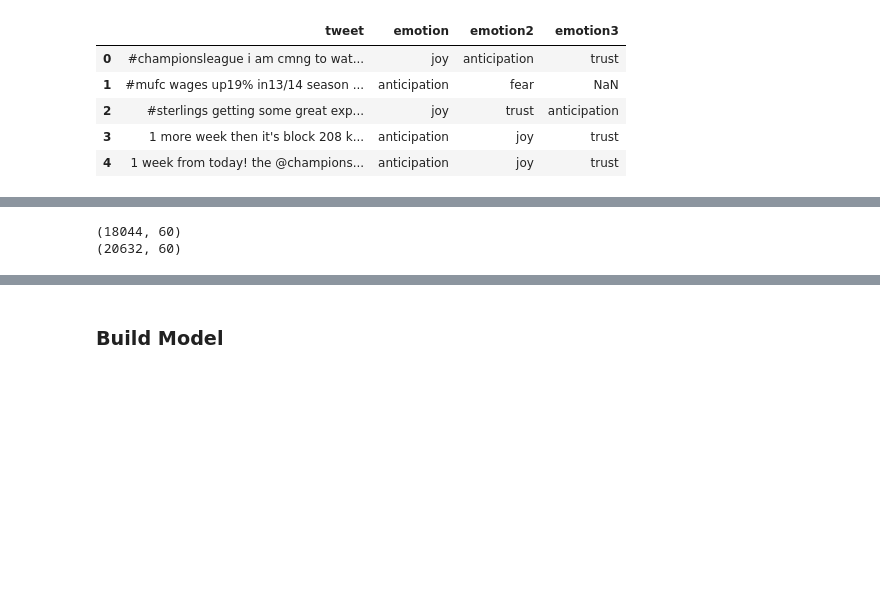
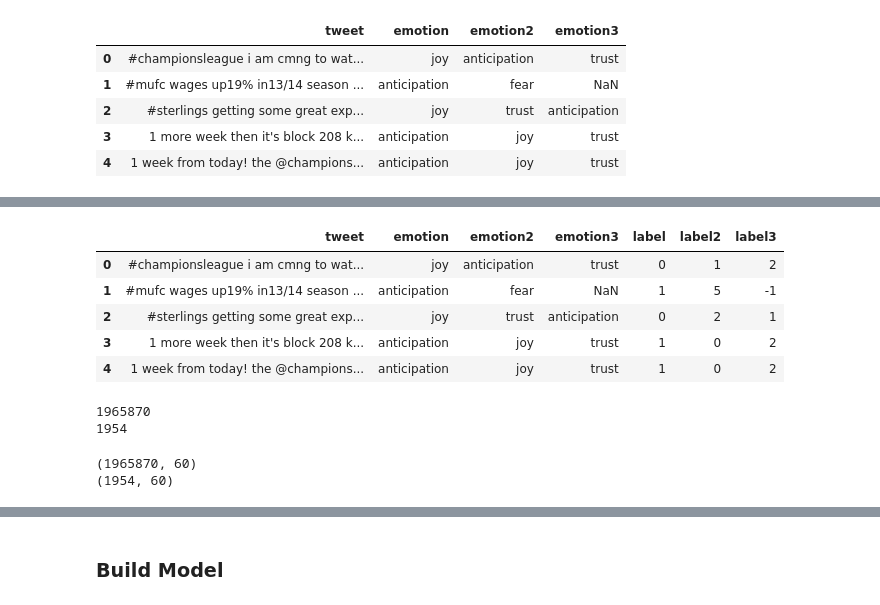
Before and after one commit to eunicebes/Machine-Learning-Course, a Jupyter notebook: CNN_Emotion_Analysis/text-cnn-emotion-52-distance-supervised.ipynb, the cells around one changed output, grey strips where cells are left out. Saved outputs shown, nothing was run; the diff lists cells and outputs as text; code cells hidden in the pictures; blank space fills up the shorter version.

```diff
--- a/CNN_Emotion_Analysis/text-cnn-emotion-52-distance-supervised.ipynb
+++ b/CNN_Emotion_Analysis/text-cnn-emotion-52-distance-supervised.ipynb
@@ -460,15 +462,35 @@ en_test.head()
+# %%
+
+en_test['label'] = en_test['emotion'].map(emotion2label).fillna(-1).astype('int')
+en_test['label2'] = en_test['emotion2'].map(emotion2label).fillna(-1).astype('int')
+en_test['label3'] = en_test['emotion3'].map(emotion2label).fillna(-1).astype('int')
+en_test.head()
+# %% [output]
+|  | tweet | emotion | emotion2 | emotion3 | label | label2 | label3 |
+| 0 | #championsleague i am cmng to wat... | joy | anticipation | trust | 0 | 1 | 2 |
+| 1 | #mufc wages up19% in13/14 season ... | anticipation | fear | NaN | 1 | 5 | -1 |
+| 2 | #sterlings getting some great exp... | joy | trust | anticipation | 0 | 2 | 1 |
+| 3 | 1 more week then it's block 208 k... | anticipation | joy | trust | 1 | 0 | 2 |
+| 4 | 1 week from today! the @champions... | anticipation | joy | trust | 1 | 0 | 2 |
 # %%
 train_tweet = [filter_tweet(tweet) for tweet in en_train['tweet']]
 test_tweet = [filter_tweet(tweet) for tweet in en_test['tweet']]
+
+
+print(len(train_tweet))
+print(len(test_tweet))
+# %% [output]
+1965870
+1954
 # %%
 
-tweets_train = word_transform(train_tweet, max_length = max_length)
-print(tweets_train.shape)
+tweets_train_all = word_transform(train_tweet, max_length = max_length)
+print(tweets_train_all.shape)
 tweets_test = word_transform(test_tweet, max_length = max_length)
 print(tweets_test.shape)
 
-senti_train = en_train['label'].as_matrix()
+senti_train_all = en_train['label'].as_matrix()
 senti_test  = en_test['label'].as_matrix()
 # %% [output]
-(18044, 60)
-(20632, 60)
+(1965870, 60)
+(1954, 60)
```
Also changed, not shown: parts of 14 cells of this notebook.
